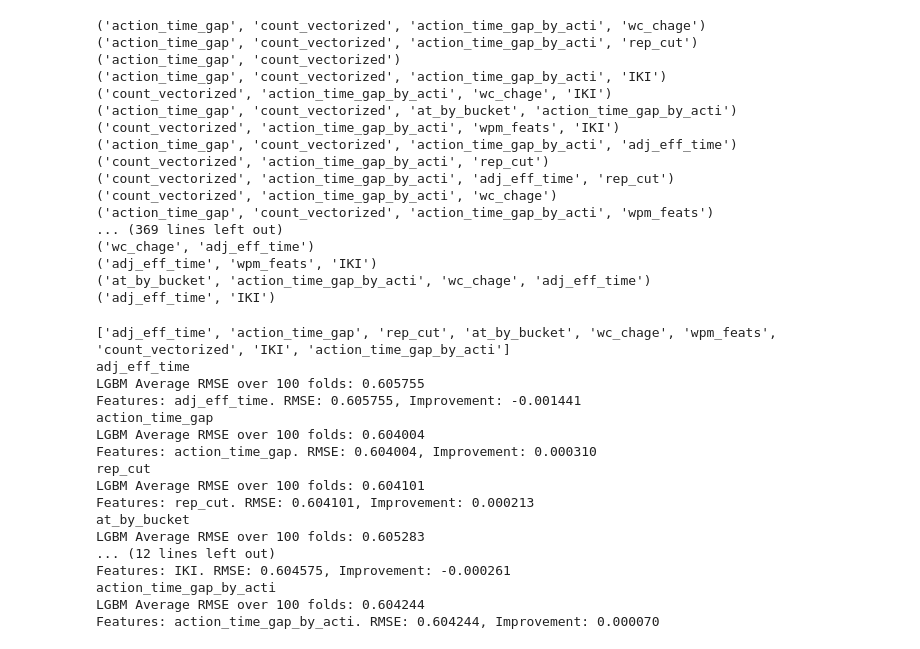
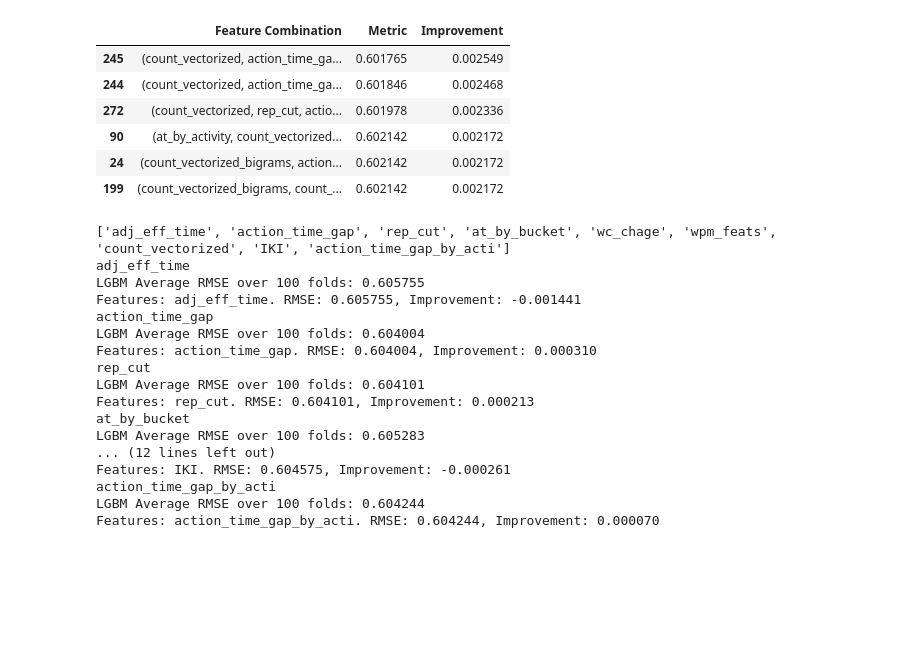
Before and after one commit to uallende/linking_writing_quality, a Jupyter notebook: SPF_experiments.ipynb, the cells around one changed output. Cells and saved outputs as stored; diff of their text form; code cells hidden in the pictures; blank space fills up the shorter version.

```diff
--- a/SPF_experiments.ipynb
+++ b/SPF_experiments.ipynb
@@ -29,36 +88,20 @@ target_col = 'score'
 # LGBM Average RMSE over 50 folds: 0.603452
 # Features: ('action_time_gap_by_acti', 'action_time_gap').
 
-lgb_params_2 = {
-    'boosting_type': 'gbdt',
-    'colsample_bytree': 1.0,
-    'importance_type': 'split',
-    'learning_rate': 0.17106535627270134,
-    'max_depth': 16,
-    'min_child_samples': 39,
-    'min_child_weight': 0.001,
-    'min_split_gain': 0.0,
-    'n_jobs': None,
-    'num_leaves': 15,
-    'reg_alpha': 0.8577521098353755,
-    'reg_lambda': 0.7679447672996995,
-    'subsample': 1.0,
-    'subsample_for_bin': 200000,
-    'subsample_freq': 0
-    }
-
 INPUT_DIR = 'kaggle/input/linking-writing-processes-to-writing-quality'
 FEATURE_STORE = 'feature_store'
 train_scores = pd.read_csv(f'{INPUT_DIR}/train_scores.csv')
-train_feats = pd.read_pickle('feature_store/base_feats/train_base_feats_1.pkl')
-test_feats = pd.read_pickle('feature_store/base_feats/test_base_feats_1.pkl')
+# train_feats = pd.read_pickle('feature_store/base_feats/train_base_feats_1.pkl')
+# test_feats = pd.read_pickle('feature_store/base_feats/test_base_feats_1.pkl')
 train_feats = train_feats.merge(train_scores, on=['id'], how='left')
 # Usage
 max_combination_length = 4 # You can adjust this to test different combination lengths
+min_combination_length = 3
 results_comb = compare_feature_combinations(base_dir=FEATURE_STORE,
                                        base_train_feats=train_feats,
                                        base_test_feats=test_feats,
-                                       params = lgb_params_2,
+                                       params = params,
                                        baseline_metrics=0.604314,
-                                       max_combination_length=max_combination_length)
+                                       max_combination_length=max_combination_length,
+                                       min_combination_length=min_combination_length)
 # %% [output]
@@ -82,24 +126,13 @@ Features: ('rep_cut',). RMSE: 0.604650, Improvement: -0.000336
-# %%
-for f in results_comb.sort_values('Improvement', ascending=False)['Feature Combination']:
-    print(f)
-# %% [output]
-('action_time_gap', 'count_vectorized', 'action_time_gap_by_acti', 'wc_chage')
-('action_time_gap', 'count_vectorized', 'action_time_gap_by_acti', 'rep_cut')
-('action_time_gap', 'count_vectorized')
-('action_time_gap', 'count_vectorized', 'action_time_gap_by_acti', 'IKI')
-('count_vectorized', 'action_time_gap_by_acti', 'wc_chage', 'IKI')
-('action_time_gap', 'count_vectorized', 'at_by_bucket', 'action_time_gap_by_acti')
-('count_vectorized', 'action_time_gap_by_acti', 'wpm_feats', 'IKI')
-('action_time_gap', 'count_vectorized', 'action_time_gap_by_acti', 'adj_eff_time')
-('count_vectorized', 'action_time_gap_by_acti', 'rep_cut')
-('count_vectorized', 'action_time_gap_by_acti', 'adj_eff_time', 'rep_cut')
-('count_vectorized', 'action_time_gap_by_acti', 'wc_chage')
-('action_time_gap', 'count_vectorized', 'action_time_gap_by_acti', 'wpm_feats')
-... (369 lines left out)
-('wc_chage', 'adj_eff_time')
-('adj_eff_time', 'wpm_feats', 'IKI')
-('at_by_bucket', 'action_time_gap_by_acti', 'wc_chage', 'adj_eff_time')
-('adj_eff_time', 'IKI')
+# %%
+results_comb.sort_values('Metric').head(6)
+# %% [output]
+|  | Feature Combination | Metric | Improvement |
+| 245 | (count_vectorized, action_time_ga... | 0.601765 | 0.002549 |
+| 244 | (count_vectorized, action_time_ga... | 0.601846 | 0.002468 |
+| 272 | (count_vectorized, rep_cut, actio... | 0.601978 | 0.002336 |
+| 90 | (at_by_activity, count_vectorized... | 0.602142 | 0.002172 |
+| 24 | (count_vectorized_bigrams, action... | 0.602142 | 0.002172 |
+| 199 | (count_vectorized_bigrams, count_... | 0.602142 | 0.002172 |
 # %%
 train_feats = pd.read_pickle('feature_store/base_feats/train_base_feats_1.pkl')
 test_feats = pd.read_pickle('feature_store/base_feats/test_base_feats_1.pkl')
```
Also changed, not shown: parts of 5 cells of this notebook, 18 other files.
